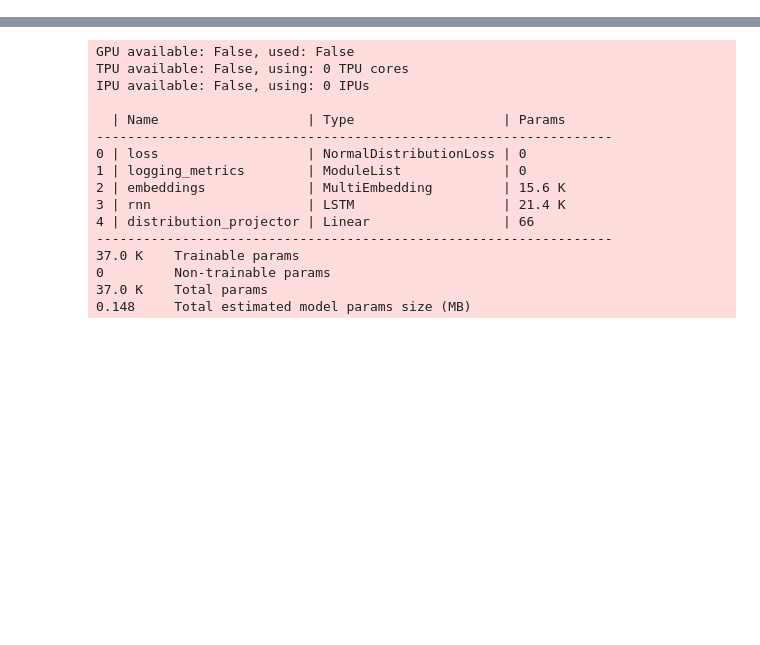
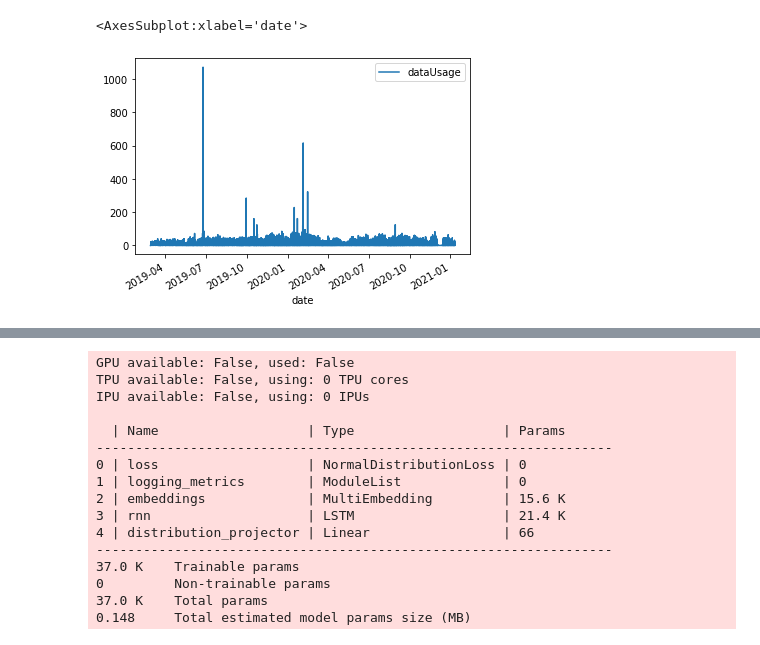
Before and after one commit to NaveedShahid/dash-app, a Jupyter notebook: deepar.ipynb, the cells around one changed output, grey strips where cells are left out. Saved outputs shown, nothing was run; the diff lists cells and outputs as text; code cells hidden in the pictures; blank space fills up the shorter version.

```diff
--- a/deepar.ipynb
+++ b/deepar.ipynb
@@ -43,2 +21,2 @@ Index(['agency', 'sku', 'volume', 'date', 'industry_volume', 'soda_volume',
 # %%
-data = pd.read_excel('data_files/WAN_Forecast.xlsx')
+wan_data = pd.read_excel('data_files/WAN_Forecast.xlsx')
@@ -48,0 +23,2 @@ data['trainName'] = data['trainName'].astype(str)
+# %%
+data = wan_data.copy()
@@ -48,0 +34,5 @@ data['trainName'] = data['trainName'].astype(str)
+# %%
+data.plot(x='date', y ='dataUsage')
+# %% [output]
+<AxesSubplot:xlabel='date'>
+[figure, added]
```
Also changed, not shown: parts of 21 cells of this notebook, 10 other files.
